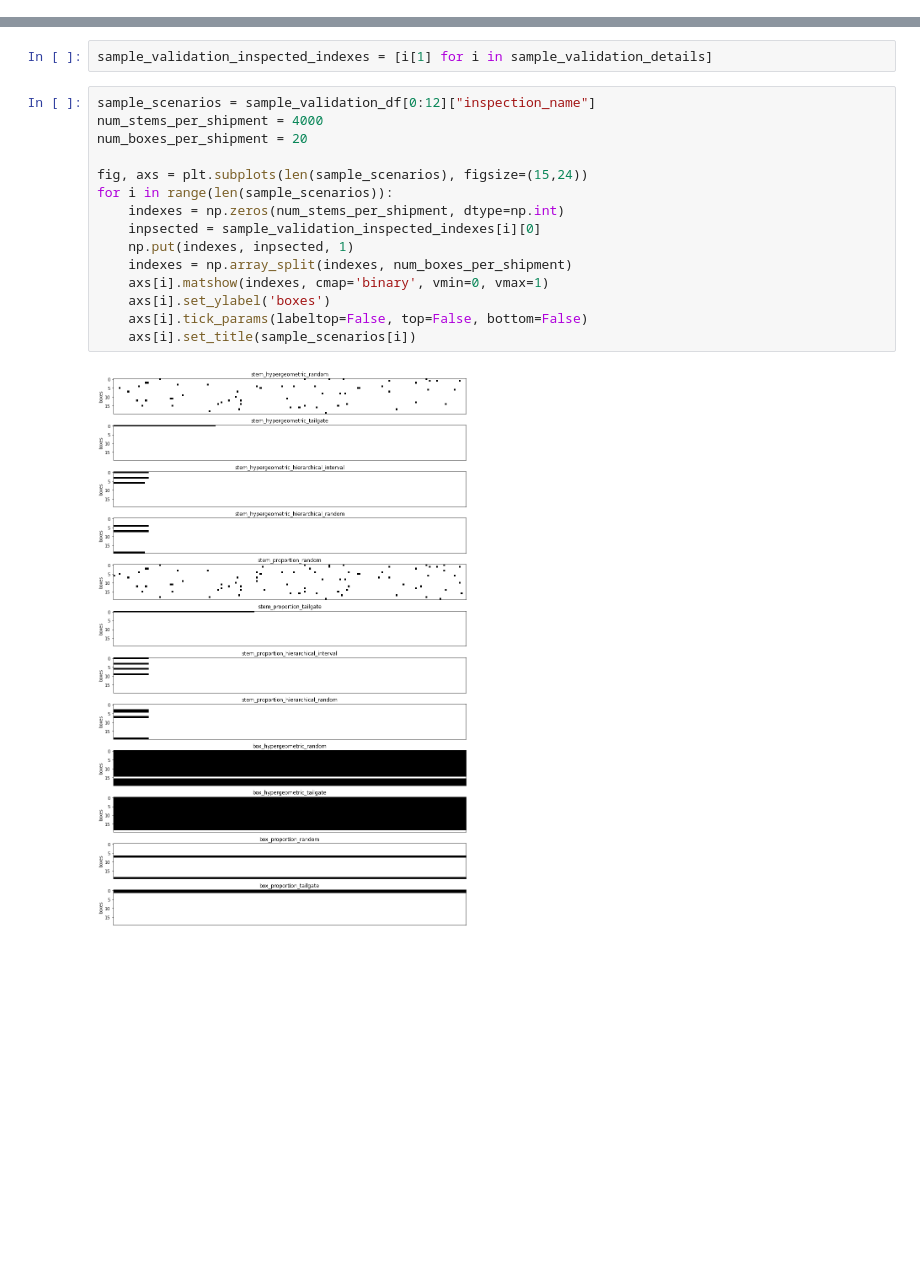
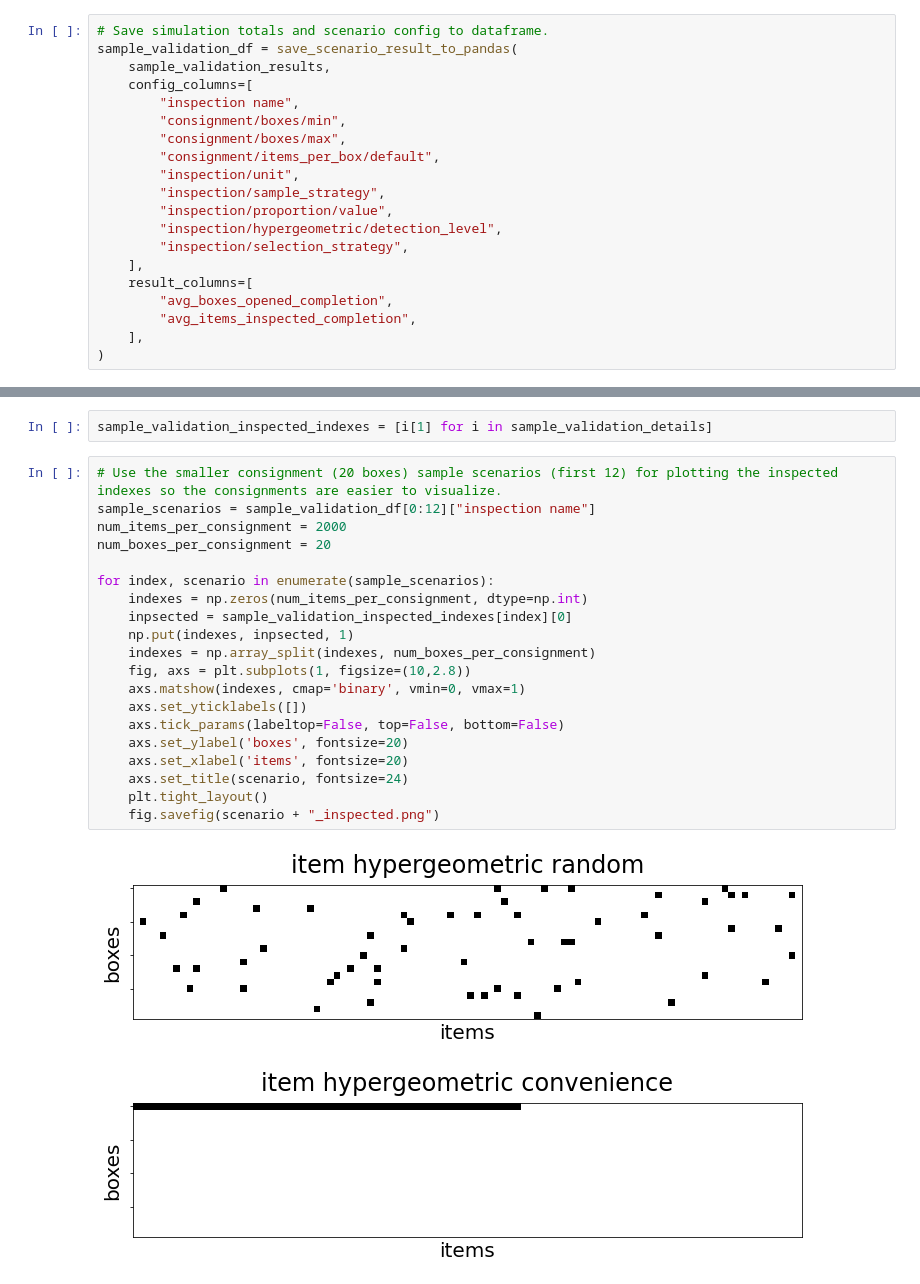
Before and after one commit to ncsu-landscape-dynamics/popsborder, a Jupyter notebook: validation_plots.ipynb, the cells around one changed output, grey strips where cells are left out. Saved outputs shown, nothing was run; the diff lists cells and outputs as text; blank space fills up the shorter version.

```diff
--- a/validation_plots.ipynb
+++ b/validation_plots.ipynb
@@ -286,0 +281,20 @@ sample_validation_df = save_scenario_result_to_pandas(
+# %%
+# Save simulation totals and scenario config to dataframe.
+sample_validation_df = save_scenario_result_to_pandas(
+    sample_validation_results,
+    config_columns=[
+        "inspection name",
+        "consignment/boxes/min",
+        "consignment/boxes/max",
+        "consignment/items_per_box/default",
+        "inspection/unit",
+        "inspection/sample_strategy",
+        "inspection/proportion/value",
+        "inspection/hypergeometric/detection_level",
+        "inspection/selection_strategy",
+    ],
+    result_columns=[
+        "avg_boxes_opened_completion",
+        "avg_items_inspected_completion",
+    ],
+)
@@ -323,19 +366,25 @@ The sample selection is as expected.
 # %%
 sample_validation_inspected_indexes = [i[1] for i in sample_validation_details]
 # %%
-sample_scenarios = sample_validation_df[0:12]["inspection_name"]
-num_stems_per_shipment = 4000
-num_boxes_per_shipment = 20
+# Use the smaller consignment (20 boxes) sample scenarios (first 12) for plotting the inspected indexes so the consignments are easier to visualize.
+sample_scenarios = sample_validation_df[0:12]["inspection name"]
+num_items_per_consignment = 2000
+num_boxes_per_consignment = 20
 
-fig, axs = plt.subplots(len(sample_scenarios), figsize=(15,24))
-for i in range(len(sample_scenarios)):
-    indexes = np.zeros(num_stems_per_shipment, dtype=np.int)
-    inpsected = sample_validation_inspected_indexes[i][0]
+for index, scenario in enumerate(sample_scenarios):
+    indexes = np.zeros(num_items_per_consignment, dtype=np.int)
+    inpsected = sample_validation_inspected_indexes[index][0]
     np.put(indexes, inpsected, 1)
-    indexes = np.array_split(indexes, num_boxes_per_shipment)
-    axs[i].matshow(indexes, cmap='binary', vmin=0, vmax=1)
-    axs[i].set_ylabel('boxes')
-    axs[i].tick_params(labeltop=False, top=False, bottom=False)
-    axs[i].set_title(sample_scenarios[i])
+    indexes = np.array_split(indexes, num_boxes_per_consignment)
+    fig, axs = plt.subplots(1, figsize=(10,2.8))
+    axs.matshow(indexes, cmap='binary', vmin=0, vmax=1)
+    axs.set_yticklabels([])
+    axs.tick_params(labeltop=False, top=False, bottom=False)
+    axs.set_ylabel('boxes', fontsize=20)
+    axs.set_xlabel('items', fontsize=20)
+    axs.set_title(scenario, fontsize=24)
+    plt.tight_layout()
+    fig.savefig(scenario + "_inspected.png")
 # %% [output]
-[figure, old version]
+[figure, new version]
+[figure, added]
```
Also changed, not shown: parts of 49 cells of this notebook, 34 other files.
